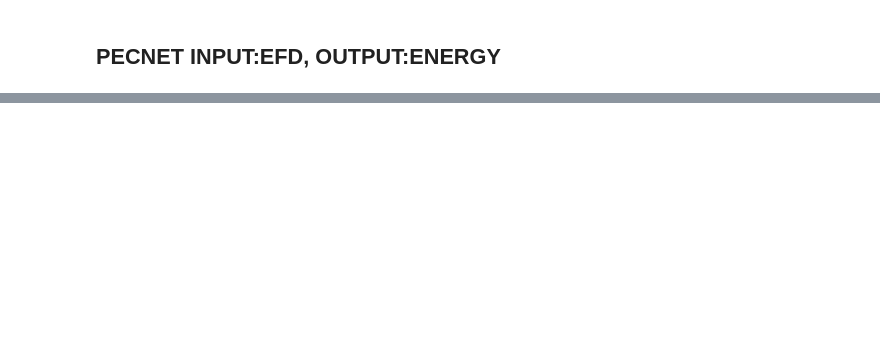
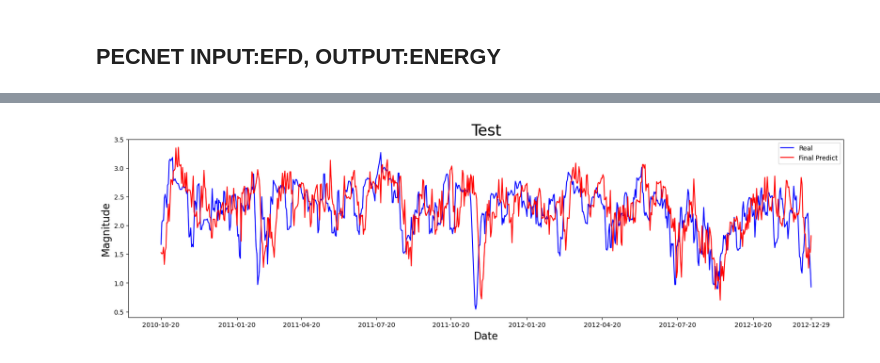
Before and after one commit to SrknMcT/ITUDeprem, a Jupyter notebook: PecnetExperiments/b-EFD to ER SAK Mag.ipynb, the cells around one changed output, grey strips where cells are left out. Saved outputs shown, nothing was run; the diff lists cells and outputs as text; code cells hidden in the pictures; blank space fills up the shorter version.

```diff
--- a/PecnetExperiments/b-EFD to ER SAK Mag.ipynb
+++ b/PecnetExperiments/b-EFD to ER SAK Mag.ipynb
@@ -404,2 +407,25 @@ plt.show()
+# %%
+lst=mags["date"][ENERGY_SPLIT_INDEX:][~nan_mask_test].astype("string")
+x_axis_date_string=["2010-10-01","2011-01-01","2011-04-01","2011-07-01","2011-10-01","2012-01-01","2012-04-01","2012-07-01","2012-10-01","2013-01-01"]
+index_list=[]
+
+plt.figure(figsize=(20,5), dpi=100)
+plt.title("Test", fontsize=24)
+plt.xlabel("Date", fontsize=16)
+plt.ylabel("Magnitude", fontsize=16)
+
+ticks = ["2010-10-20", "2011-01-20", "2011-04-20", "2011-07-20", "2011-10-20", "2012-01-20", "2012-04-20", "2012-07-20", "2012-10-20", "2012-12-29"]
+labels = ["2010-10-20", "2011-01-20", "2011-04-20", "2011-07-20", "2011-10-20", "2012-01-20", "2012-04-20", "2012-07-20", "2012-10-20", "2012-12-29"]
+ax = plt.gca()
+
+plt.plot(mags["date"][ENERGY_SPLIT_INDEX:][~nan_mask_test].astype(str), y_test_plot, c='b', label="Real")
+plt.plot(mags["date"][ENERGY_SPLIT_INDEX:][~nan_mask_test].astype(str), predict_test_final, c='r', label="Final Predict")
+plt.legend()
+
+ax.set_xticks(ticks)
+ax.set_xticklabels(labels, rotation=0)
+plt.show()
+# %% [output]
+[figure, added]
 # %%
 plt.figure(figsize=(20,5), dpi=100)
```
Also changed, not shown: parts of 29 cells of this notebook, 1 other file.
